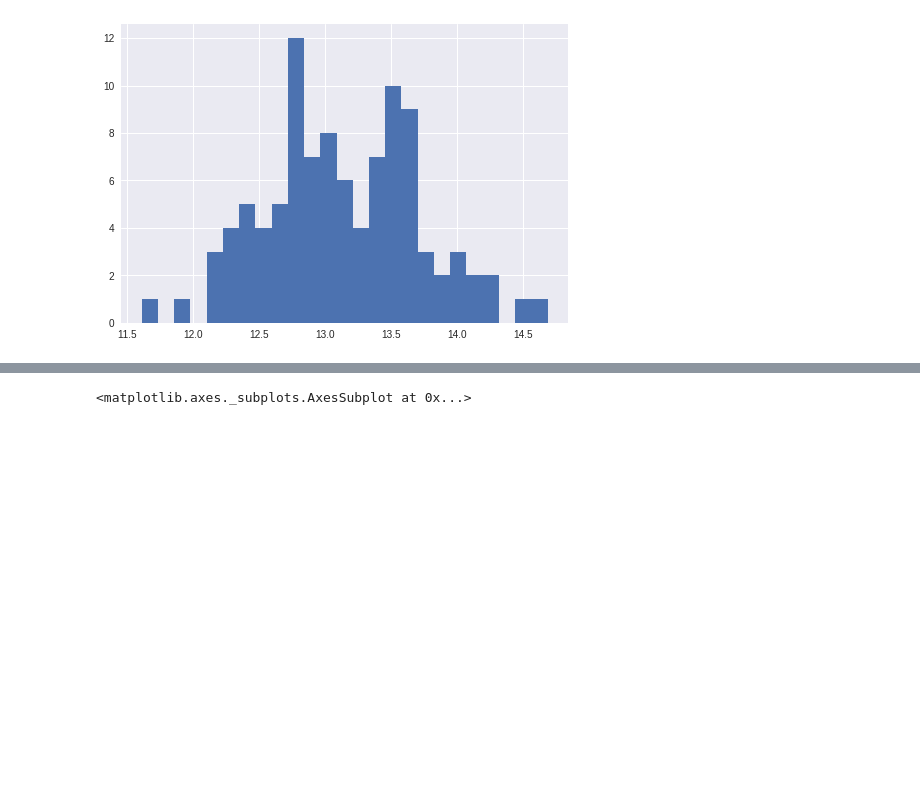
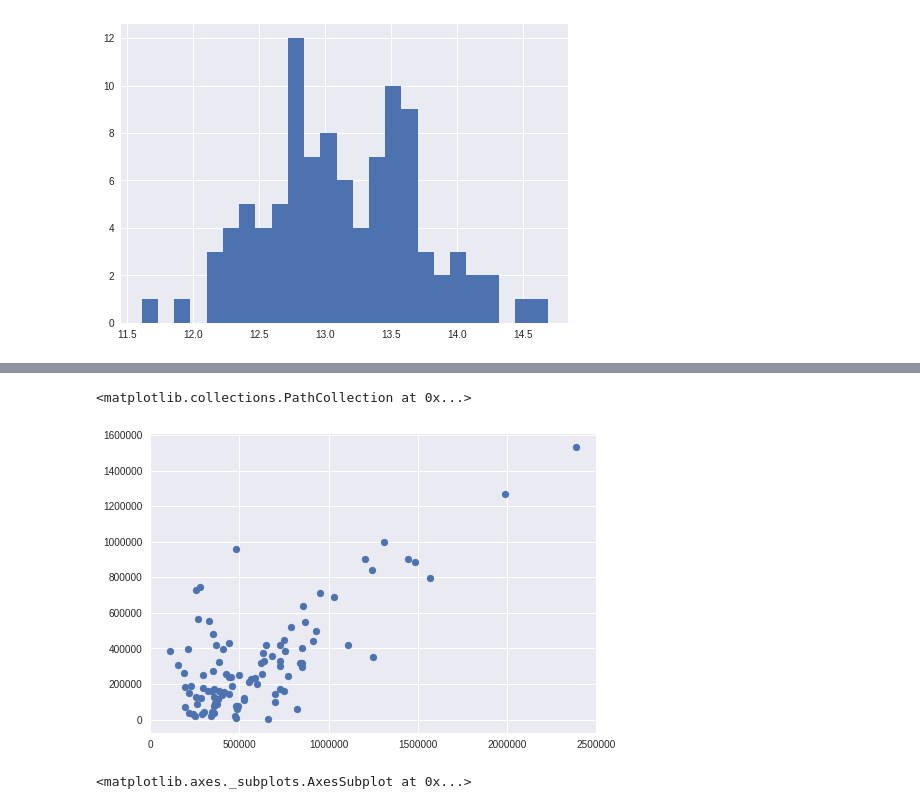
Before and after one commit to solidarite/friend, a Jupyter notebook: README.ipynb, the cells around one changed output, grey strips where cells are left out. Saved outputs shown, nothing was run; the diff lists cells and outputs as text; code cells hidden in the pictures; blank space fills up the shorter version.

```diff
--- a/README.ipynb
+++ b/README.ipynb
@@ -209,3 +199,10 @@ sns.regplot(x='price_target', y='price_predict',data=numerical)
+# %%
+Substraction= pd.DataFrame()
+Substraction['difference_target_predict']=np.abs(numerical['price_target']-numerical['price_predict'])
+plt.scatter(numerical['price_target'],Substraction['difference_target_predict'])
+# %% [output]
+<matplotlib.collections.PathCollection at 0x...>
+[figure, added]
 # %%
 sns.stripplot(x='bedrooms', y='price',data=XY)
 # %% [output]
```
Also changed, not shown: parts of 7 cells of this notebook.
